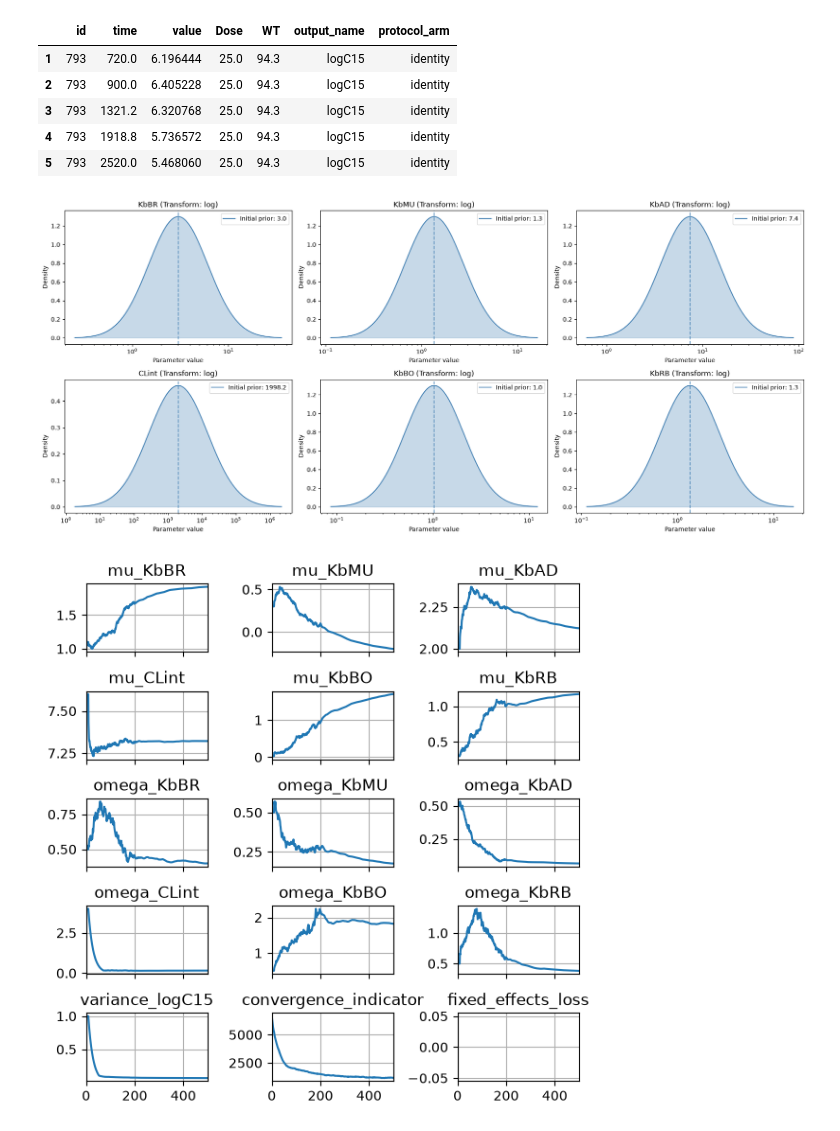
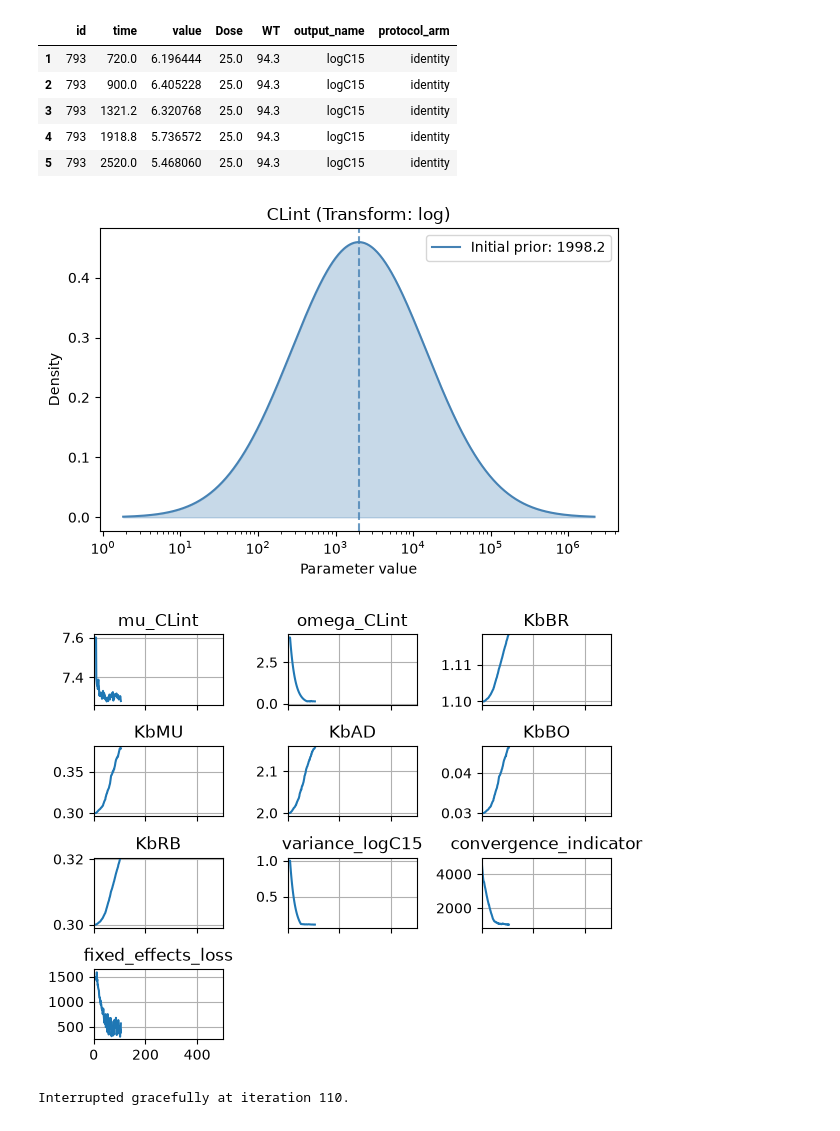
Before and after one commit to novainsilico/vpop-calibration, a Jupyter notebook: ACOP26/Mavoglurant/jinko/mavoglurant_saem.ipynb, the cells around one changed output. Drawn from its saved outputs; the diff is of its cells as text; code cells hidden in the pictures.

```diff
--- a/ACOP26/Mavoglurant/jinko/mavoglurant_saem.ipynb
+++ b/ACOP26/Mavoglurant/jinko/mavoglurant_saem.ipynb
@@ -57,45 +57,56 @@ eta.LClint ~ 4
 eta.LKbBR ~ 0.5
 eta.LKbMU ~ 0.5
 eta.LKbAD ~ 0.5
 eta.LKbBO ~ 0.5
 eta.LKbRB ~ 0.5
 add.err <- 1
 """
 
 input_params = {
-    "model_intrinsic": {},
+    "model_intrinsic": {
+        "KbBR": {"prior": np.exp(1.1)},
+        "KbMU": {"prior": np.exp(0.3)},
+        "KbAD": {"prior": np.exp(2)},
+        "KbBO": {"prior": np.exp(0.03)},
+        "KbRB": {"prior": np.exp(0.3)},
+    },
     "pdu": {
-        "KbBR": {"prior": np.exp(1.1), "prior_omega": 0.5},
-        "KbMU": {"prior": np.exp(0.3), "prior_omega": 0.5},
-        "KbAD": {"prior": np.exp(2), "prior_omega": 0.5},
         "CLint": {"prior": np.exp(7.6), "prior_omega": 4},
-        "KbBO": {"prior": np.exp(0.03), "prior_omega": 0.5},
-        "KbRB": {"prior": np.exp(0.3), "prior_omega": 0.5},
     },
     "pdk": {"WT", "Dose"},
     "error_model": {
         "logC15": {"error_type": "additive", "initial_variance": 1},
     },
 }
 config = Config(
     saem=SaemConfigDict(
         nb_iter_burnin=10,
         nb_iter_learning=190,
         nb_iter_smoothing=300,
+        nb_mcmc_transitions=1,
+        annealing_factor=0.95,
+        fixed_effects_lr=1e-3,
+        fixed_effects_grad_scale=1e-3,
+        learning_rate_power=0.7,
+        live_plot=True,
+        progress_bars=True,
+        logging=False,
+        fixed_effects_patient_batch_size=20,
         plot_frames=5,
     ),
-    nlme=NlmeConfigDict(nb_chains=3),
+    nlme=NlmeConfigDict(nb_chains=1),
 )
 nlme_model = NlmeModel(
     df=obs_df, input_params=input_params, structural_model=struct_model, config=config
 )
 nlme_model.initial_estimates.plot_distribution()
 # %% [output]
-[figure, old version]
+[figure, new version]
 # %%
 nlme_model.optimizer.run()
 # %% [output]
-[figure, old version]
+[figure, new version]
+Interrupted gracefully at iteration 110.
 # %%
 nlme_model.diagnostics.sample_conditional_distribution(nb_samples=500)
 # %% [output]
```
Also changed, not shown: parts of 9 cells of this notebook, 6 other files.
